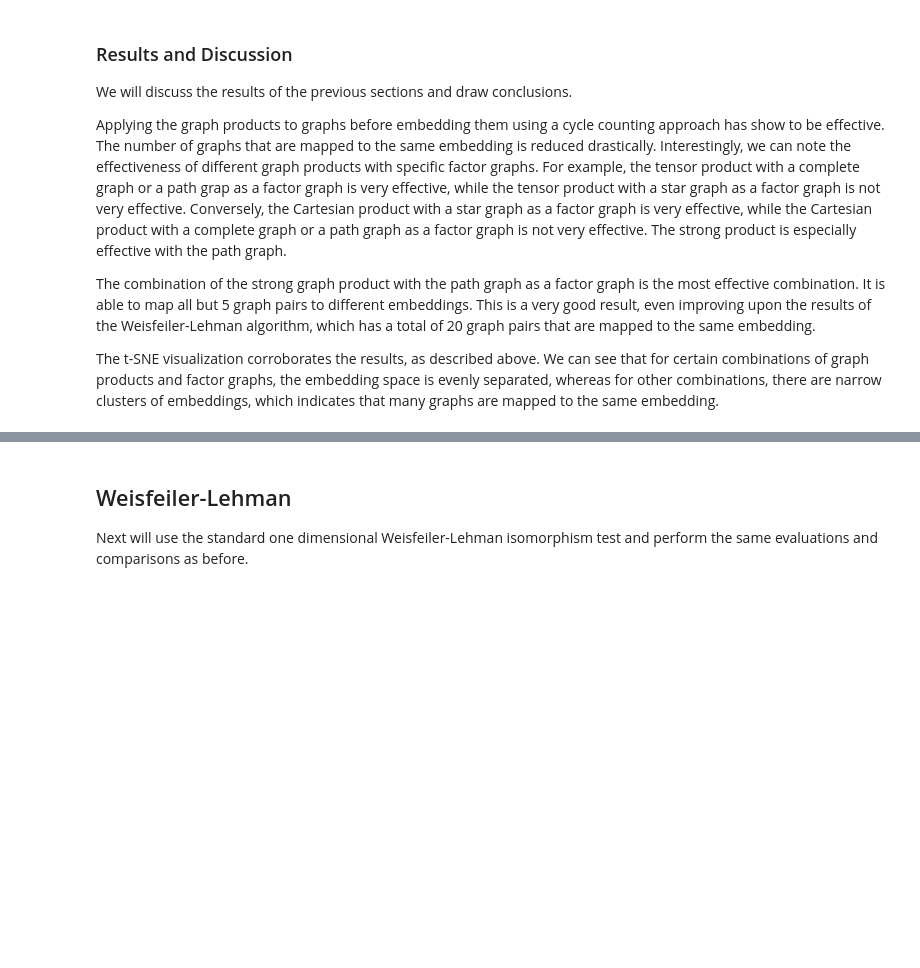
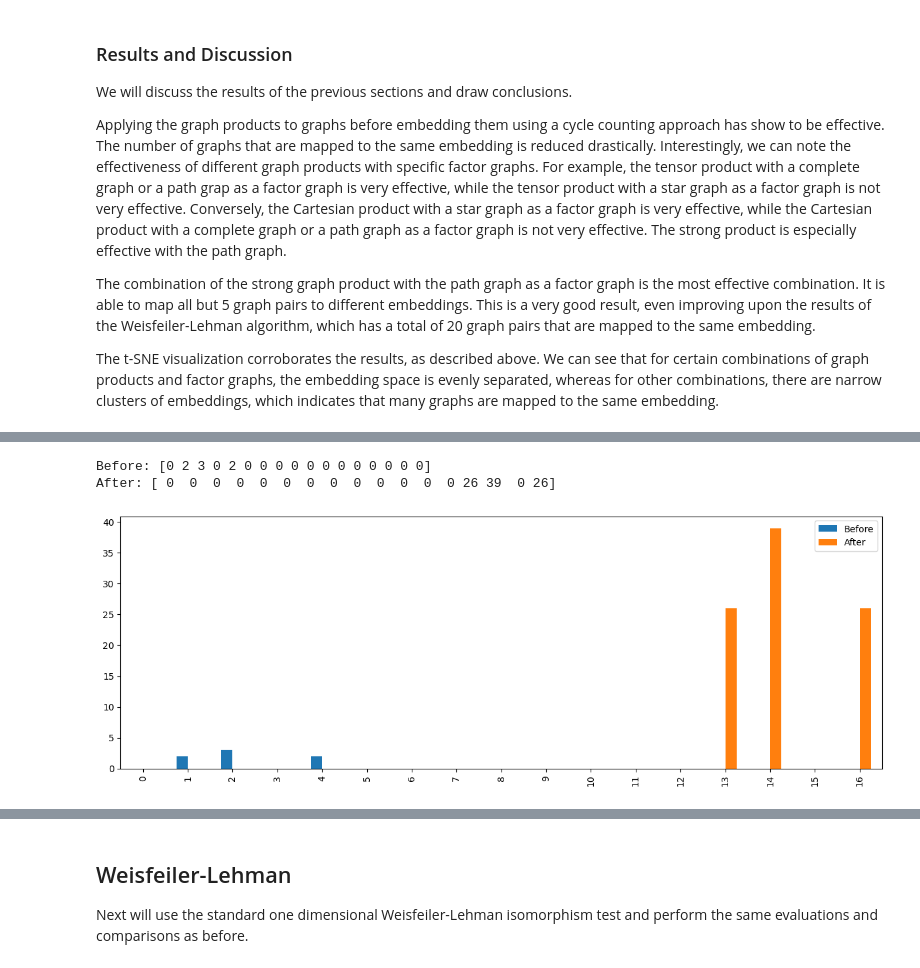
Before and after one commit to max-seeli/graph-gumbo, a Jupyter notebook: simple_product_embedding.ipynb, the cells around one changed output, grey strips where cells are left out. Saved outputs shown, nothing was run; the diff lists cells and outputs as text; code cells hidden in the pictures; blank space fills up the shorter version.

```diff
--- a/simple_product_embedding.ipynb
+++ b/simple_product_embedding.ipynb
@@ -354,0 +411,7 @@ The t-SNE visualization corroborates the results, as described above. We can see
+# %%
+after = degree_embedded_products.loc['K13', 'Cartesian'][200]
+plot_embedding_diff(before, after)
+# %% [output]
+Before: [0 2 3 0 2 0 0 0 0 0 0 0 0 0 0 0 0]
+After: [ 0  0  0  0  0  0  0  0  0  0  0  0  0 26 39  0 26]
+[figure, added]
```
Also changed, not shown: parts of 18 cells of this notebook, 1 other file.
